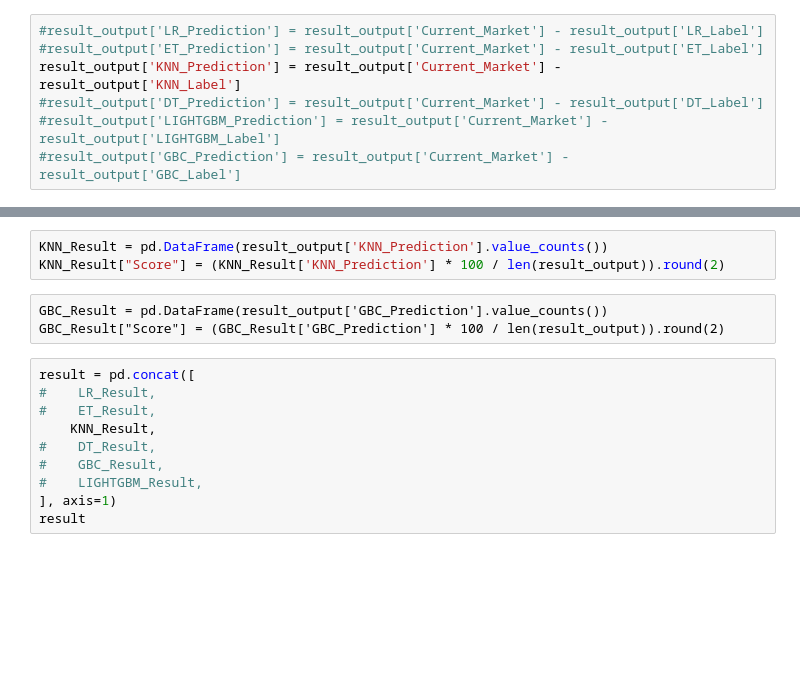
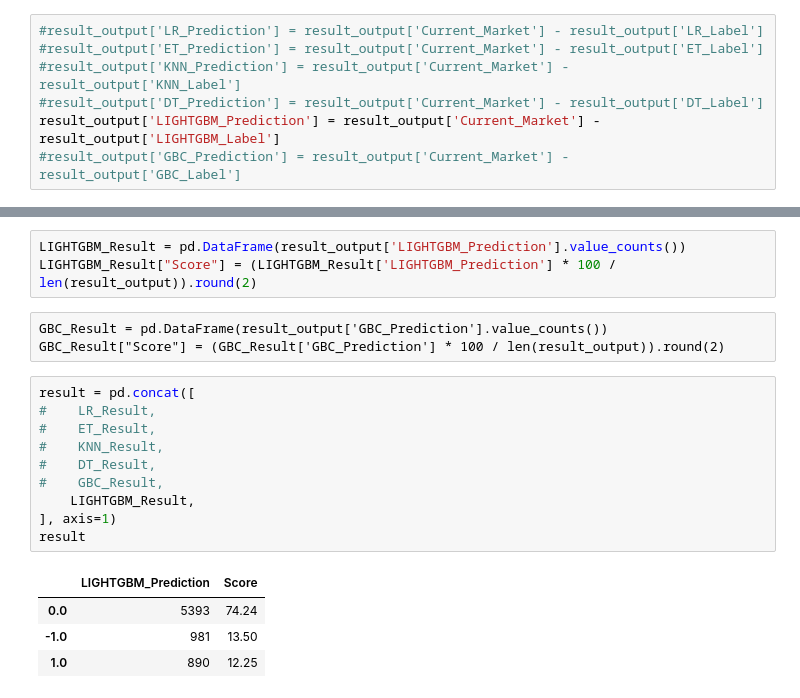
Before and after one commit to Forexience/Forexience, a Jupyter notebook: Testing_Pipeline/EURUSD/EUR_USD_FINAL.ipynb, the cells around one changed output, grey strips where cells are left out. Drawn from its saved outputs; the diff is of its cells as text; blank space fills up the shorter version.

```diff
--- a/Testing_Pipeline/EURUSD/EUR_USD_FINAL.ipynb
+++ b/Testing_Pipeline/EURUSD/EUR_USD_FINAL.ipynb
@@ -782,7 +1097,7 @@ result_output = pd.read_csv('03_Back_Test_Final_Result_' + today + '.csv')
 # %%
 #result_output['LR_Prediction'] = result_output['Current_Market'] - result_output['LR_Label']
 #result_output['ET_Prediction'] = result_output['Current_Market'] - result_output['ET_Label']
-result_output['KNN_Prediction'] = result_output['Current_Market'] - result_output['KNN_Label']
+#result_output['KNN_Prediction'] = result_output['Current_Market'] - result_output['KNN_Label']
 #result_output['DT_Prediction'] = result_output['Current_Market'] - result_output['DT_Label']
-#result_output['LIGHTGBM_Prediction'] = result_output['Current_Market'] - result_output['LIGHTGBM_Label']
+result_output['LIGHTGBM_Prediction'] = result_output['Current_Market'] - result_output['LIGHTGBM_Label']
 #result_output['GBC_Prediction'] = result_output['Current_Market'] - result_output['GBC_Label']
@@ -789,16 +1107,21 @@ result_output['KNN_Prediction'] = result_output['Current_Market'] - result_outpu
 # %%
-KNN_Result = pd.DataFrame(result_output['KNN_Prediction'].value_counts())
-KNN_Result["Score"] = (KNN_Result['KNN_Prediction'] * 100 / len(result_output)).round(2)
+LIGHTGBM_Result = pd.DataFrame(result_output['LIGHTGBM_Prediction'].value_counts())
+LIGHTGBM_Result["Score"] = (LIGHTGBM_Result['LIGHTGBM_Prediction'] * 100 / len(result_output)).round(2)
 # %% [raw]
 GBC_Result = pd.DataFrame(result_output['GBC_Prediction'].value_counts())
 GBC_Result["Score"] = (GBC_Result['GBC_Prediction'] * 100 / len(result_output)).round(2)
 # %%
 result = pd.concat([
 #    LR_Result,
 #    ET_Result,
-    KNN_Result,
+#    KNN_Result,
 #    DT_Result,
 #    GBC_Result,
-#    LIGHTGBM_Result,
+    LIGHTGBM_Result,
 ], axis=1)
 result
+# %% [output]
+|  | LIGHTGBM_Prediction | Score |
+| 0.0 | 5393 | 74.24 |
+| -1.0 | 981 | 13.50 |
+| 1.0 | 890 | 12.25 |
```
Also changed, not shown: parts of 30 cells of this notebook, 34 other files.
